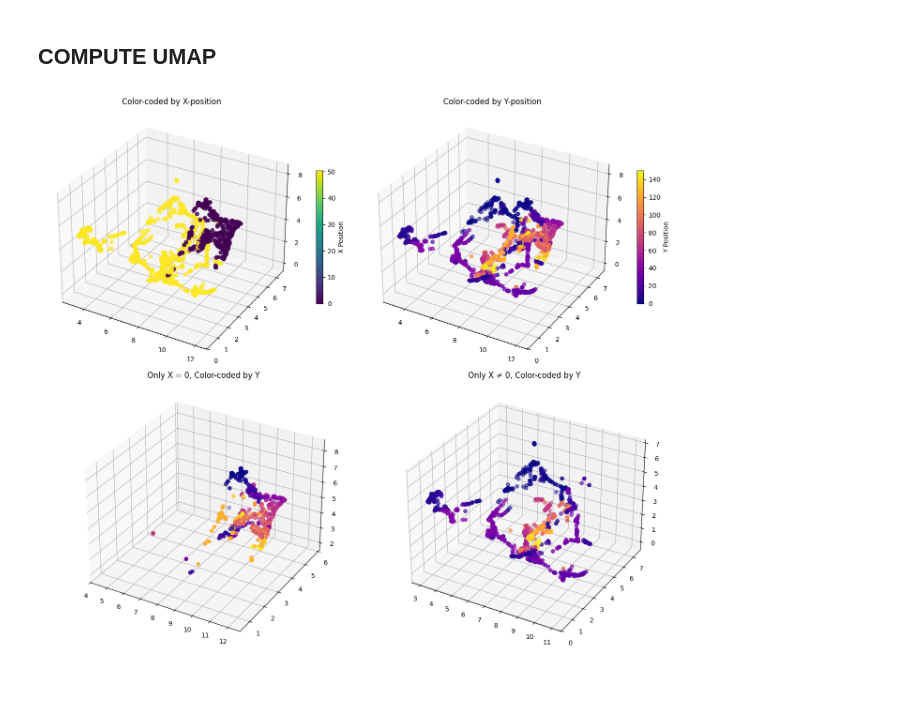
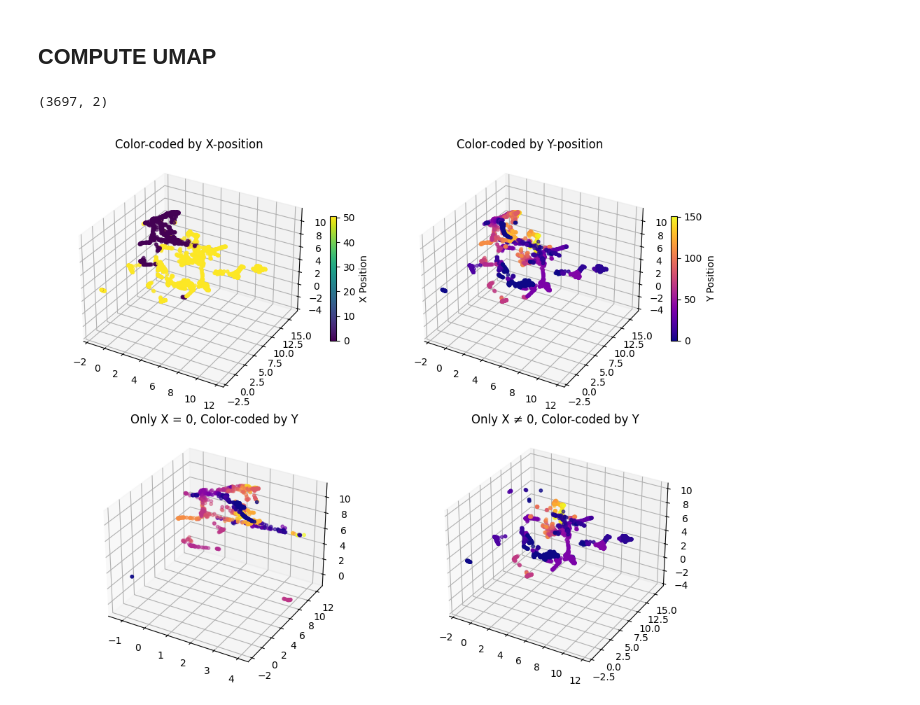
Before and after one commit to Anneser/SpatialInformation, a Jupyter notebook: scripts/DimensionalityAnalysis.ipynb, the cells around one changed output. Drawn from its saved outputs; the diff is of its cells as text; code cells hidden in the pictures.

```diff
--- a/scripts/DimensionalityAnalysis.ipynb
+++ b/scripts/DimensionalityAnalysis.ipynb
@@ -28,7 +26,7 @@ The autoreload extension is already loaded. To reload it, use:
 dff, bh = si.load_data(Path('..\\data\\processed_datasets\\20240903_Dc_1\\'))
 bh = si.remove_interpolated_values(bh, n_corr=2)
 bh = si.add_trial_column(bh)
-activity_data, spatial_data = si.temporal_binning(dff, bh)
+activity_data, spatial_data = si.temporal_binning(dff, bh, sec_per_bin=0.5, only_moving=False)
 # %%
 np.shape(activity_data)
 # %% [output]
@@ -54,10 +67,13 @@ ABID: 3.25
 # %% [markdown]
 ## COMPUTE UMAP
 # %%
-model = umap.UMAP(n_neighbors =50, n_components =3, min_dist=0.08, metric="correlation")
+#model = umap.UMAP(n_neighbors =50, n_components =3, min_dist=0.08, metric="correlation")
+model = umap.UMAP(n_neighbors =30, n_components =3, min_dist=0.1, metric="correlation")
 model.fit(activity_data)
 concat_emb = model.transform(activity_data)
 np.shape(spatial_data)
+# %% [output]
+(3697, 2)
 # %%
 # Normalize x and y separately for color mapping
 norm_x = Normalize(vmin=spatial_data[:, 0].min(), vmax=spatial_data[:, 0].max())
@@ -71,11 +87,11 @@ mask_x0 = spatial_data[:, 0] == 0
 mask_x_nonzero = spatial_data[:, 0] != 0
 
 # Create figure and 3D subplots
-fig = plt.figure(figsize=(14, 12))
+fig = plt.figure(figsize=(10, 8))
 
 # Subplot 1: Color-coded by x-position
 ax1 = fig.add_subplot(221, projection='3d')
-sc1 = ax1.scatter(concat_emb[:, 0], concat_emb[:, 1], concat_emb[:, 2], c=colors_x, s=30)
+sc1 = ax1.scatter(concat_emb[:, 0], concat_emb[:, 1], concat_emb[:, 2], c=colors_x, s=10)
 ax1.set_title("Color-coded by X-position")
 
 
@@ -84,34 +100,34 @@ sm_x = cm.ScalarMappable(cmap="viridis", norm=norm_x)
 sm_x.set_array([])
 cbar_x = plt.colorbar(sm_x, ax=ax1, shrink=0.5)
 cbar_x.set_label("X Position")
 
 # Subplot 2: Color-coded by y-position
 ax2 = fig.add_subplot(222, projection='3d')
-sc2 = ax2.scatter(concat_emb[:, 0], concat_emb[:, 1], concat_emb[:, 2], c=colors_y, s=30)
+sc2 = ax2.scatter(concat_emb[:, 0], concat_emb[:, 1], concat_emb[:, 2], c=colors_y, s=10)
 ax2.set_title("Color-coded by Y-position")
 
 
 # Add colorbar for y
 sm_y = cm.ScalarMappable(cmap="plasma", norm=norm_y)
 sm_y.set_array([])
 cbar_y = plt.colorbar(sm_y, ax=ax2, shrink=0.5)
 cbar_y.set_label("Y Position")
 
 # Subplot 3: Only x = 0, color-coded by y-position
 ax3 = fig.add_subplot(223, projection='3d')
 sc3 = ax3.scatter(concat_emb[mask_x0, 0], concat_emb[mask_x0, 1], concat_emb[mask_x0, 2],
-                  c=cm.plasma(norm_y(spatial_data[mask_x0, 1])), s=30)
+                  c=cm.plasma(norm_y(spatial_data[mask_x0, 1])), s=10)
 ax3.set_title("Only X = 0, Color-coded by Y")
 
 
 # Subplot 4: Only x ≠ 0, color-coded by y-position
 ax4 = fig.add_subplot(224, projection='3d')
 sc4 = ax4.scatter(concat_emb[mask_x_nonzero, 0], concat_emb[mask_x_nonzero, 1], concat_emb[mask_x_nonzero, 2],
-                  c=cm.plasma(norm_y(spatial_data[mask_x_nonzero, 1])), s=30)
+                  c=cm.plasma(norm_y(spatial_data[mask_x_nonzero, 1])), s=10)
 ax4.set_title("Only X ≠ 0, Color-coded by Y")
 
 
 plt.tight_layout()
 plt.show()
 # %% [output]
-[figure, old version]
+[figure, new version]
```
Also changed, not shown: parts of 6 cells of this notebook, 1 other file.
